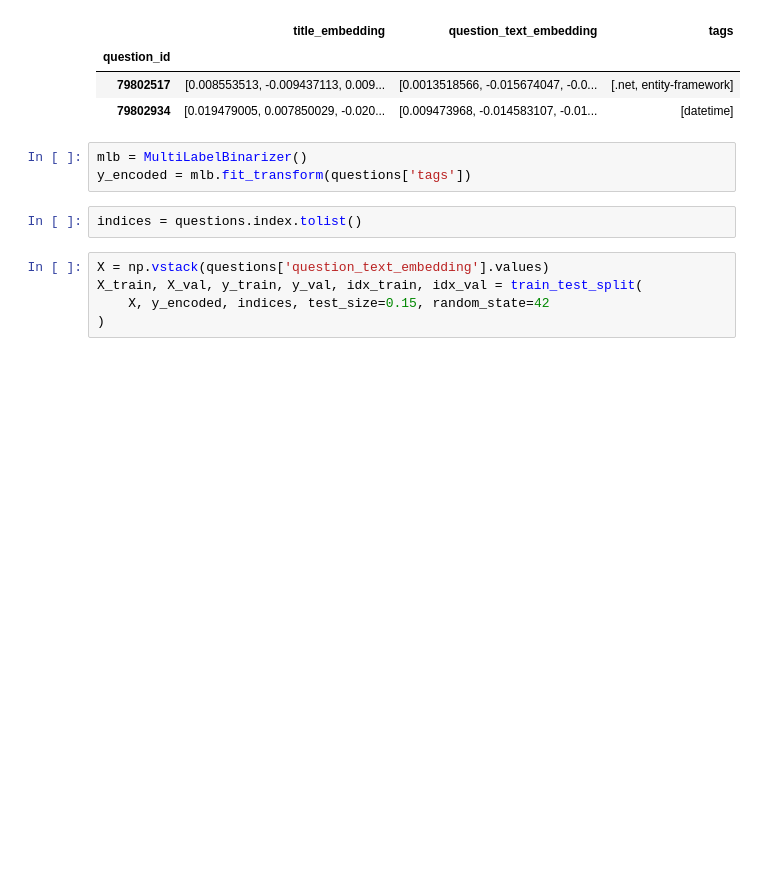
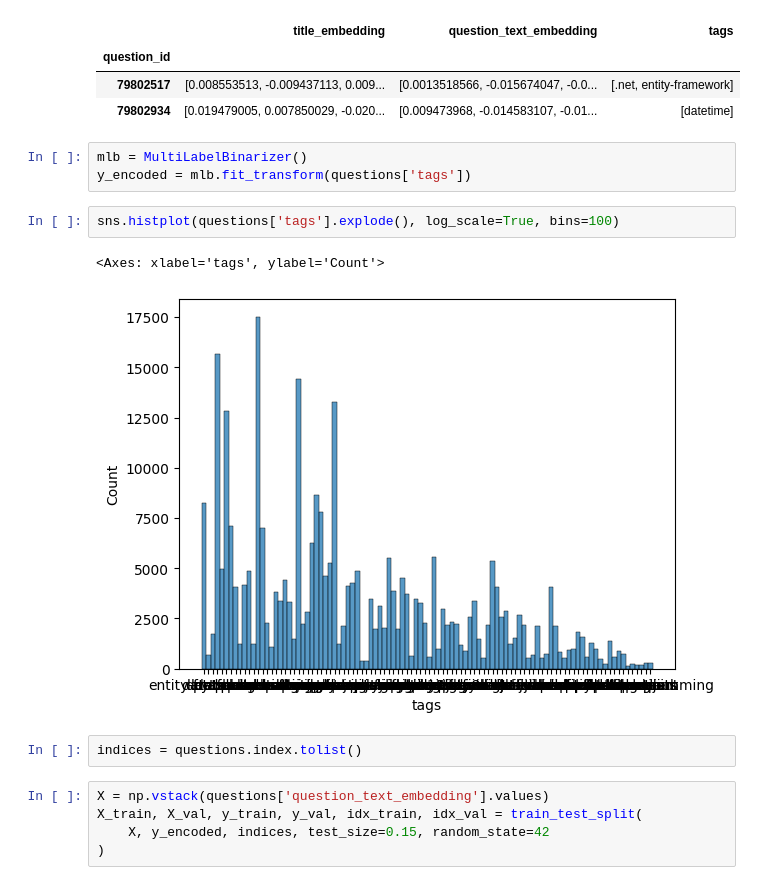
Before and after one commit to Hevagog/adm-stack-inference, a Jupyter notebook: notebooks/nn-tag-1.ipynb, the cells around one changed output. Saved outputs shown, nothing was run; the diff lists cells and outputs as text; blank space fills up the shorter version.

```diff
--- a/notebooks/nn-tag-1.ipynb
+++ b/notebooks/nn-tag-1.ipynb
@@ -28,6 +28,11 @@ questions.head(2)
 # %%
 mlb = MultiLabelBinarizer()
 y_encoded = mlb.fit_transform(questions['tags'])
+# %%
+sns.histplot(questions['tags'].explode(), log_scale=True, bins=100)
+# %% [output]
+<Axes: xlabel='tags', ylabel='Count'>
+[figure, added]
 # %%
 indices = questions.index.tolist()
 # %%
```
Also changed, not shown: parts of 2 cells of this notebook, 4 other files.
